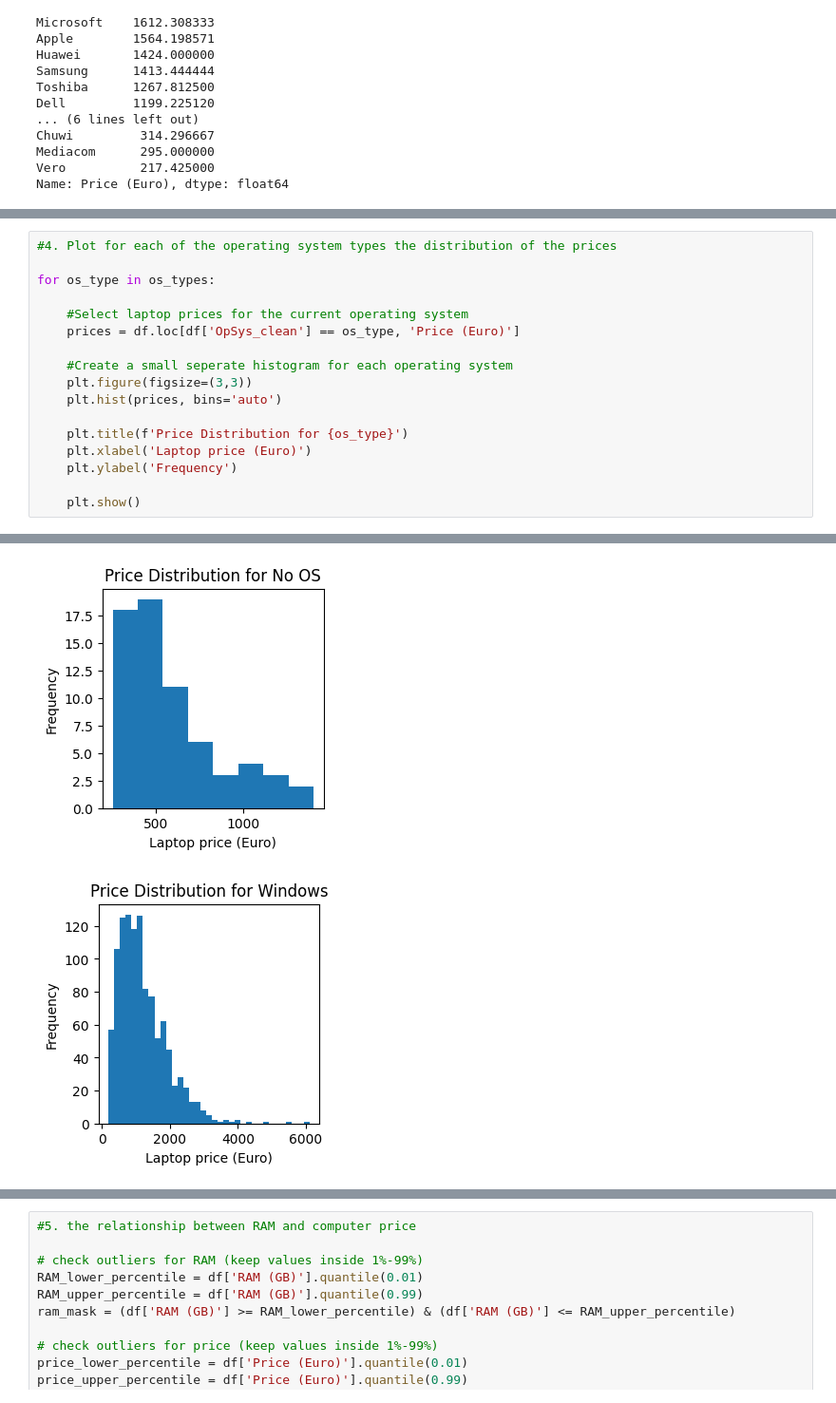
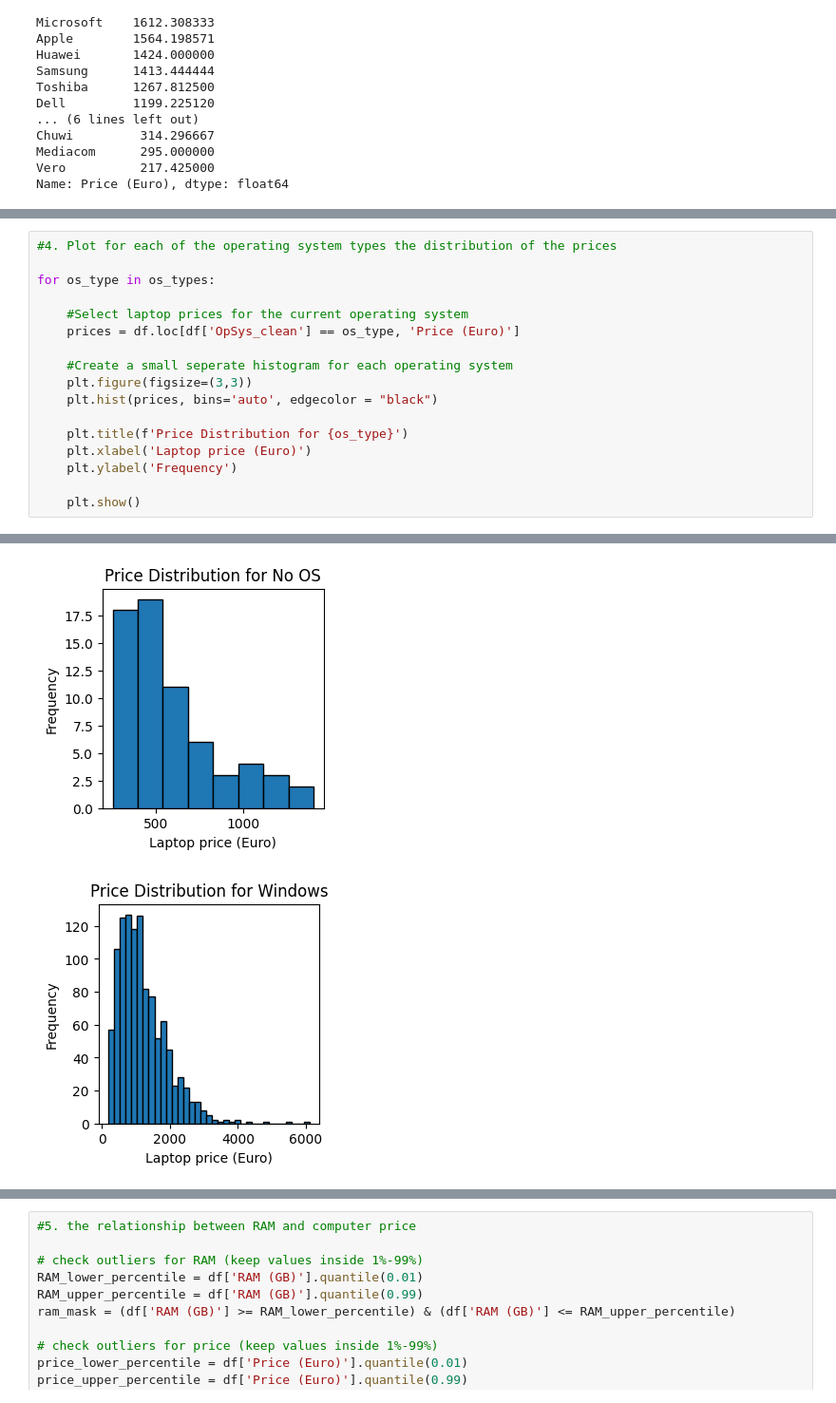
Before and after one commit to yaelhezki/MiniProject1, a Jupyter notebook: MiniProject1_YaelHezkiyahu.ipynb, the cells around one changed output, grey strips where cells are left out. Shown at 95% size. Cells and saved outputs as stored; diff of their text form.

```diff
--- a/MiniProject1_YaelHezkiyahu.ipynb
+++ b/MiniProject1_YaelHezkiyahu.ipynb
@@ -93,7 +93,7 @@ for os_type in os_types:
 
     #Create a small seperate histogram for each operating system
     plt.figure(figsize=(3,3))
-    plt.hist(prices, bins='auto')
+    plt.hist(prices, bins='auto', edgecolor = "black")
 
     plt.title(f'Price Distribution for {os_type}')
     plt.xlabel('Laptop price (Euro)')
@@ -105,2 +105,2 @@ for os_type in os_types:
-[figure, old version]
+[figure, new version]
-[figure, old version]
+[figure, new version]
```
Also changed, not shown: parts of 4 cells of this notebook.
